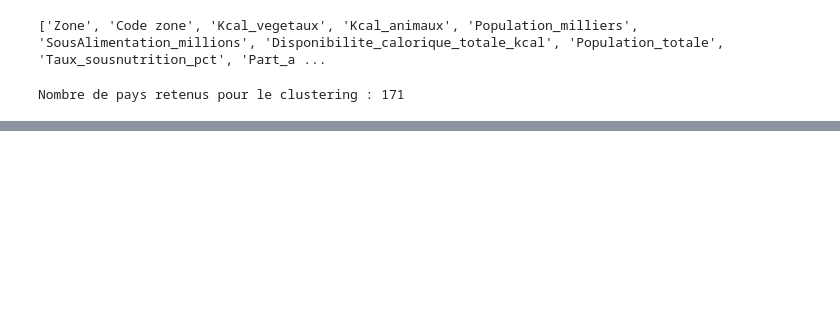
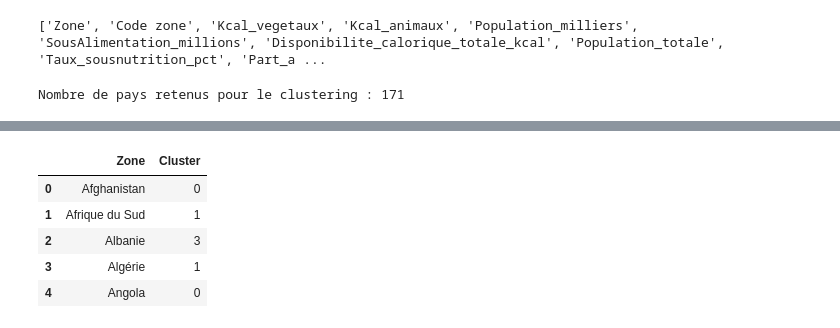
Before and after one commit to XiaoqingGdc/FAO_food_analysis, a Jupyter notebook: FAO_datalab_clustering.ipynb, the cells around one changed output, grey strips where cells are left out. Saved outputs shown, nothing was run; the diff lists cells and outputs as text; code cells hidden in the pictures; blank space fills up the shorter version.

```diff
--- a/FAO_datalab_clustering.ipynb
+++ b/FAO_datalab_clustering.ipynb
@@ -134 +130,10 @@ Name: count, dtype: int64
+# %%
+df[['Zone','Cluster']].head()
+# %% [output]
+|  | Zone | Cluster |
+| 0 | Afghanistan | 0 |
+| 1 | Afrique du Sud | 1 |
+| 2 | Albanie | 3 |
+| 3 | Algérie | 1 |
+| 4 | Angola | 0 |
 # %% [markdown]
```
Also changed, not shown: parts of 15 cells of this notebook.
